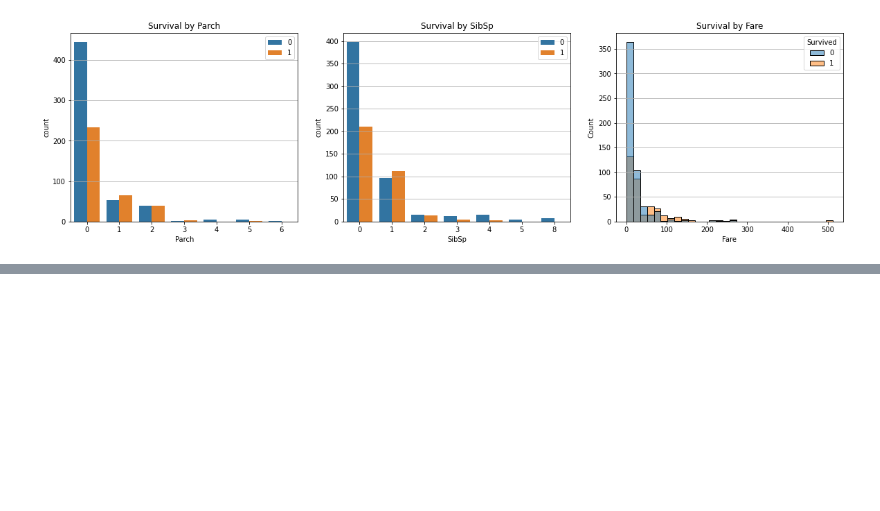
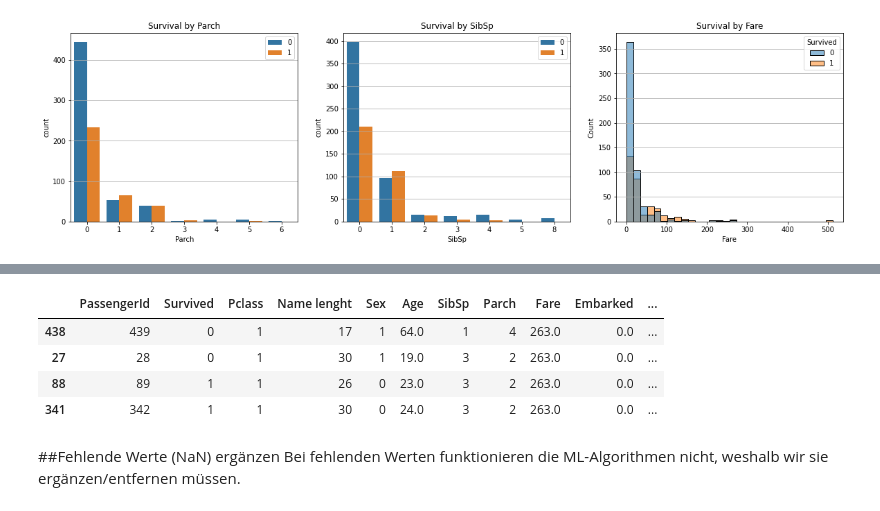
Before and after one commit to AlexanderAvocone/Studium, a Jupyter notebook: Datenanalyse.ipynb, the cells around one changed output, grey strips where cells are left out. Drawn from its saved outputs; the diff is of its cells as text; code cells hidden in the pictures; blank space fills up the shorter version.

```diff
--- a/Datenanalyse.ipynb
+++ b/Datenanalyse.ipynb
@@ -192,0 +210,40 @@ Name: Sex, Length: 891, dtype: int64
+# %%
+from collections import Counter
+
+#Findet Zeilen mit mehr als 2 Ausreißern
+def Ausreisser (df, columns):
+  #Liste mit den Indizes aller Spalten mit einem Ausreißer
+  Indices = []
+
+
+  for values in columns:
+    #obere und untere Grenze
+    upper = df[values].mean() + 2*df[values].std()
+    lower = df[values].mean() - 2*df[values].std()
+    #Daten mit einem Ausreißer
+    data = df[(df[values] > upper) | (df[values] < lower)].index
+
+    #Indizes der nachfolgenden Spalten werden einfach hinzugefuegt
+    Indices.extend(data)
+
+
+#Daten mit 3 Ausreißern, mehr hat es nicht in einer Zeile
+#Liste von Counter.elements() um nach Dreifach-Elementen zu suchen
+  counter = (list(Counter(Indices).elements()))
+  i = 0
+  double_indices = []
+  while (i < len(counter)-2):
+    if counter[i] == counter[i+2] :
+      double_indices.append(counter[i])
+    i+=1
+
+  return(double_indices)
+# %%
+outliers = Ausreisser(train, ["Age","SibSp","Fare","Parch"])
+train.iloc[outliers]
+# %% [output]
+|  | PassengerId | Survived | Pclass | Name lenght | Sex | Age | SibSp | Parch | Fare | Embarked | ... |
+| 438 | 439 | 0 | 1 | 17 | 1 | 64.0 | 1 | 4 | 263.0 | 0.0 | ... |
+| 27 | 28 | 0 | 1 | 30 | 1 | 19.0 | 3 | 2 | 263.0 | 0.0 | ... |
+| 88 | 89 | 1 | 1 | 26 | 0 | 23.0 | 3 | 2 | 263.0 | 0.0 | ... |
+| 341 | 342 | 1 | 1 | 30 | 0 | 24.0 | 3 | 2 | 263.0 | 0.0 | ... |
@@ -192,0 +253,3 @@ Name: Sex, Length: 891, dtype: int64
+# %% [markdown]
+##Fehlende Werte (NaN) ergänzen
+Bei fehlenden Werten funktionieren die ML-Algorithmen nicht, weshalb wir sie ergänzen/entfernen müssen.
```
Also changed, not shown: parts of 18 cells of this notebook.
